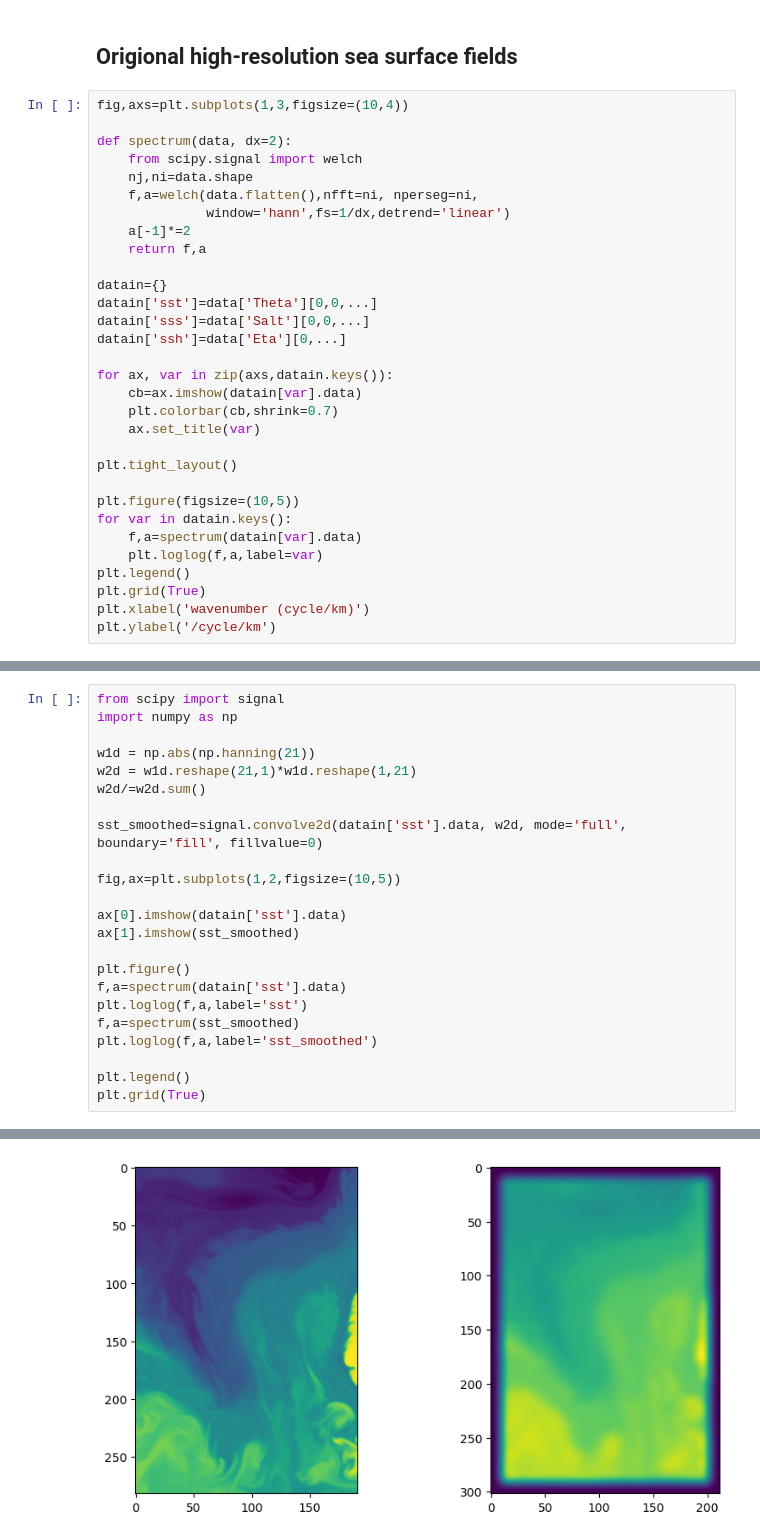
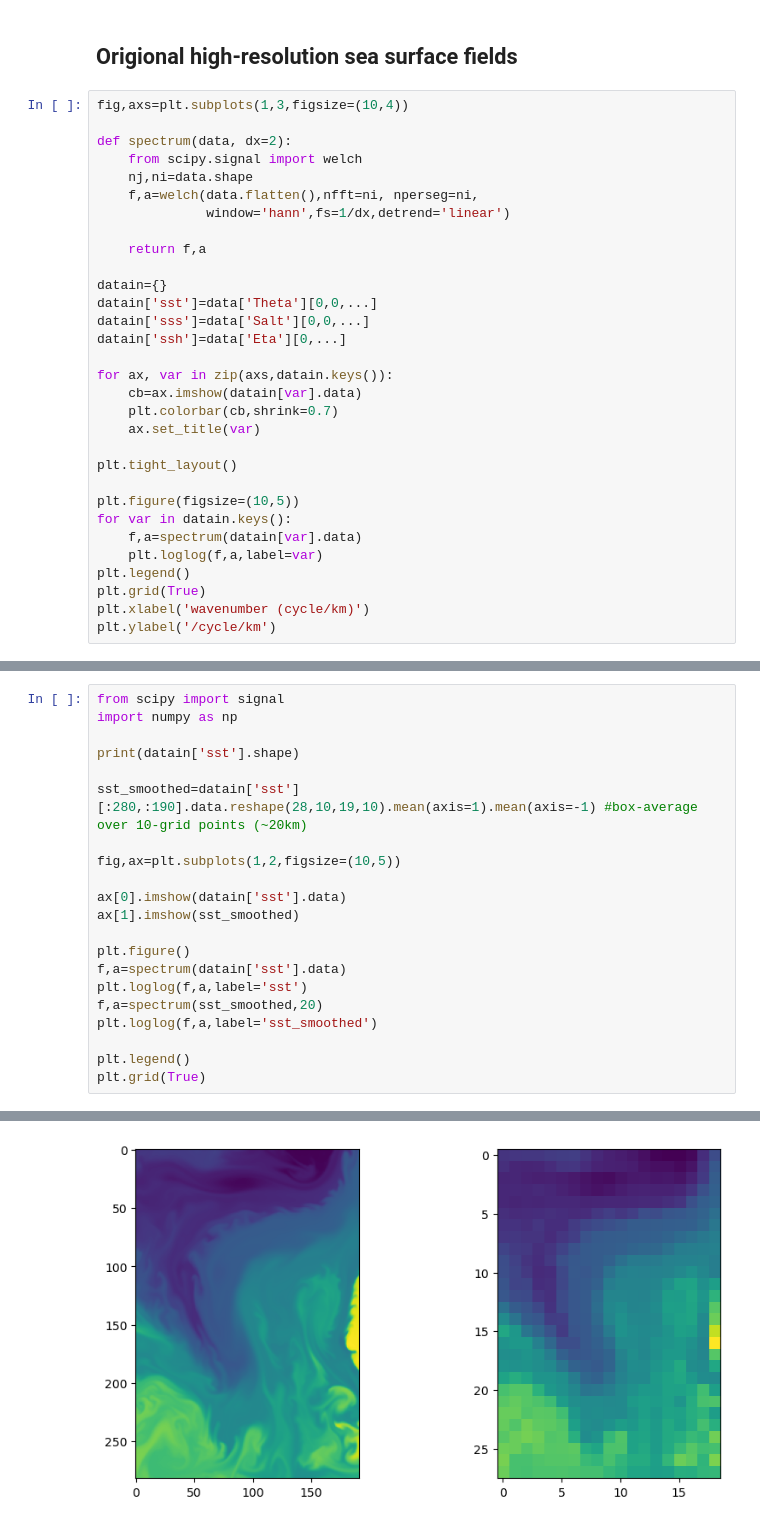
Before and after one commit to jinbow/ocean-ml-data-prep, a Jupyter notebook: data-description.ipynb, the cells around one changed output, grey strips where cells are left out. Saved outputs shown, nothing was run; the diff lists cells and outputs as text.

```diff
--- a/data-description.ipynb
+++ b/data-description.ipynb
@@ -50,7 +50,7 @@ def spectrum(data, dx=2):
     nj,ni=data.shape
     f,a=welch(data.flatten(),nfft=ni, nperseg=ni,
               window='hann',fs=1/dx,detrend='linear')
-    a[-1]*=2
+
     return f,a
 
 datain={}
@@ -81,11 +83,9 @@ Text(0, 0.5, '/cycle/km')
 from scipy import signal
 import numpy as np
 
-w1d = np.abs(np.hanning(21))
-w2d = w1d.reshape(21,1)*w1d.reshape(1,21)
-w2d/=w2d.sum()
+print(datain['sst'].shape)
 
-sst_smoothed=signal.convolve2d(datain['sst'].data, w2d, mode='full', boundary='fill', fillvalue=0)
+sst_smoothed=datain['sst'][:280,:190].data.reshape(28,10,19,10).mean(axis=1).mean(axis=-1) #box-average over 10-grid points (~20km)
 
 fig,ax=plt.subplots(1,2,figsize=(10,5))
 
@@ -95,7 +95,7 @@ ax[1].imshow(sst_smoothed)
 plt.figure()
 f,a=spectrum(datain['sst'].data)
 plt.loglog(f,a,label='sst')
-f,a=spectrum(sst_smoothed)
+f,a=spectrum(sst_smoothed,20)
 plt.loglog(f,a,label='sst_smoothed')
 
 plt.legend()
@@ -104 +105 @@ plt.grid(True)
-[figure, old version]
+[figure, new version]
```
Also changed, not shown: parts of 4 cells of this notebook.
